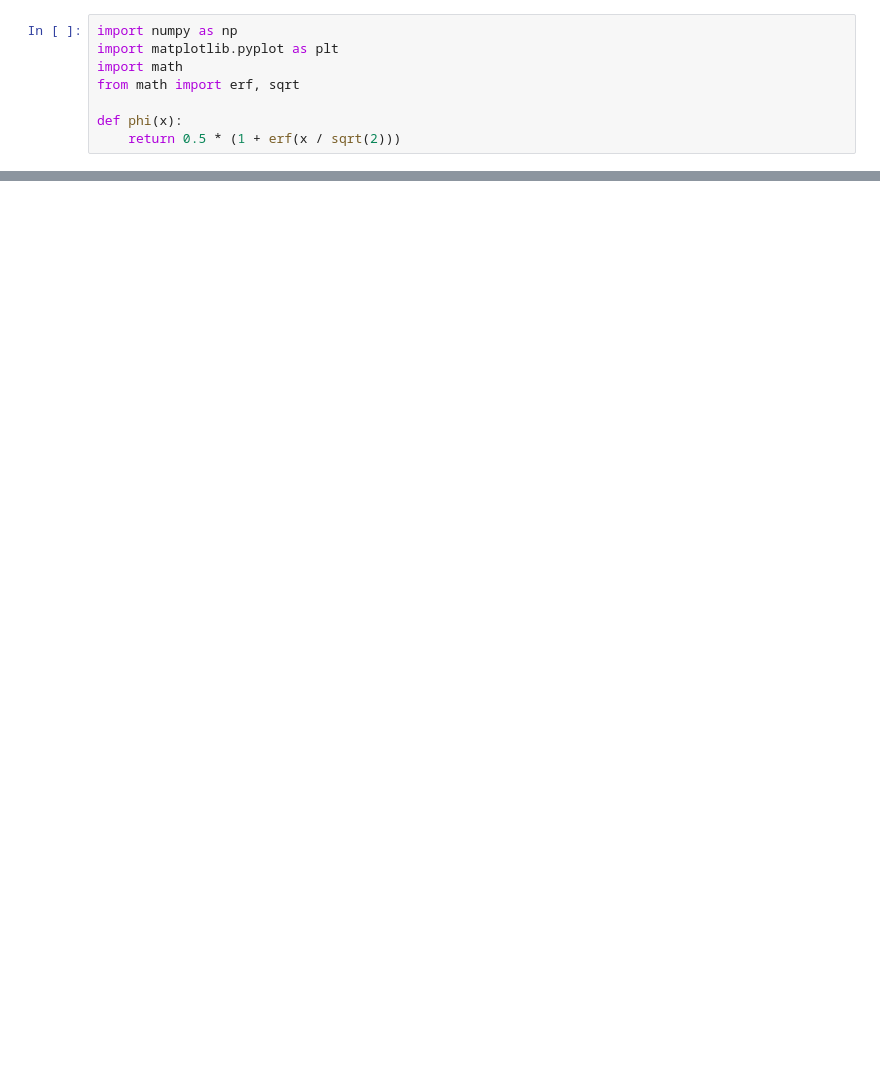
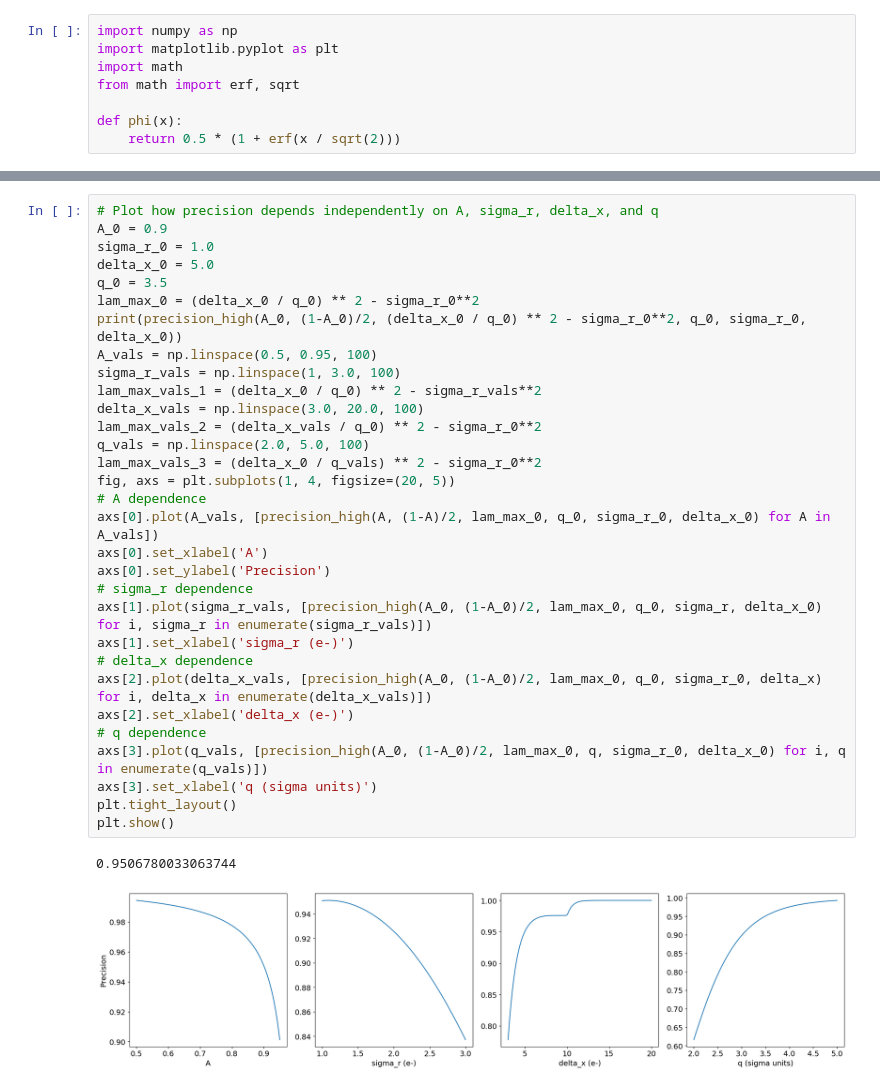
Before and after one commit to ChrisLayden/RTN-corrector, a Jupyter notebook: Test Code/rtn_algorithm.ipynb, the cells around one changed output, grey strips where cells are left out. Drawn from its saved outputs; the diff is of its cells as text; blank space fills up the shorter version.

```diff
--- a/Test Code/rtn_algorithm.ipynb
+++ b/Test Code/rtn_algorithm.ipynb
@@ -87,2 +86,36 @@ def recall_high(A, B, lam, q, sigma_r, delta_x):
     return recall
+# %%
+# Plot how precision depends independently on A, sigma_r, delta_x, and q
+A_0 = 0.9
+sigma_r_0 = 1.0
+delta_x_0 = 5.0
+q_0 = 3.5
+lam_max_0 = (delta_x_0 / q_0) ** 2 - sigma_r_0**2
+print(precision_high(A_0, (1-A_0)/2, (delta_x_0 / q_0) ** 2 - sigma_r_0**2, q_0, sigma_r_0, delta_x_0))
+A_vals = np.linspace(0.5, 0.95, 100)
+sigma_r_vals = np.linspace(1, 3.0, 100)
+lam_max_vals_1 = (delta_x_0 / q_0) ** 2 - sigma_r_vals**2
+delta_x_vals = np.linspace(3.0, 20.0, 100)
+lam_max_vals_2 = (delta_x_vals / q_0) ** 2 - sigma_r_0**2
+q_vals = np.linspace(2.0, 5.0, 100)
+lam_max_vals_3 = (delta_x_0 / q_vals) ** 2 - sigma_r_0**2
+fig, axs = plt.subplots(1, 4, figsize=(20, 5))
+# A dependence
+axs[0].plot(A_vals, [precision_high(A, (1-A)/2, lam_max_0, q_0, sigma_r_0, delta_x_0) for A in A_vals])
+axs[0].set_xlabel('A')
+axs[0].set_ylabel('Precision')
+# sigma_r dependence
+axs[1].plot(sigma_r_vals, [precision_high(A_0, (1-A_0)/2, lam_max_0, q_0, sigma_r, delta_x_0) for i, sigma_r in enumerate(sigma_r_vals)])
+axs[1].set_xlabel('sigma_r (e-)')
+# delta_x dependence
+axs[2].plot(delta_x_vals, [precision_high(A_0, (1-A_0)/2, lam_max_0, q_0, sigma_r_0, delta_x) for i, delta_x in enumerate(delta_x_vals)])
+axs[2].set_xlabel('delta_x (e-)')
+# q dependence
+axs[3].plot(q_vals, [precision_high(A_0, (1-A_0)/2, lam_max_0, q, sigma_r_0, delta_x_0) for i, q in enumerate(q_vals)])
+axs[3].set_xlabel('q (sigma units)')
+plt.tight_layout()
+plt.show()
+# %% [output]
+0.9506780033063744
+[figure, added]
 # %%
```
Also changed, not shown: parts of 4 cells of this notebook, 6 other files.
